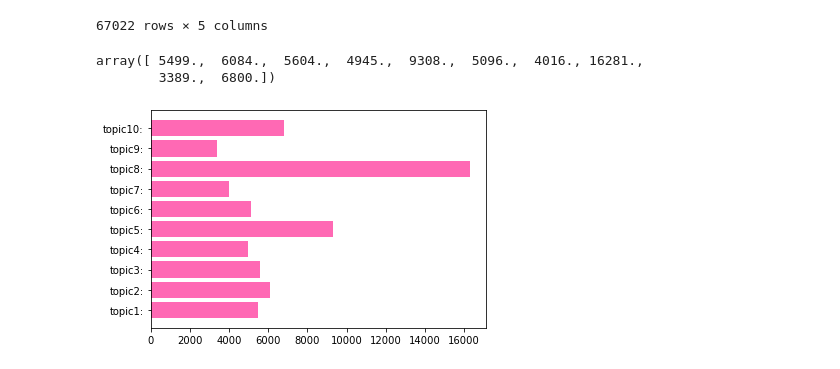
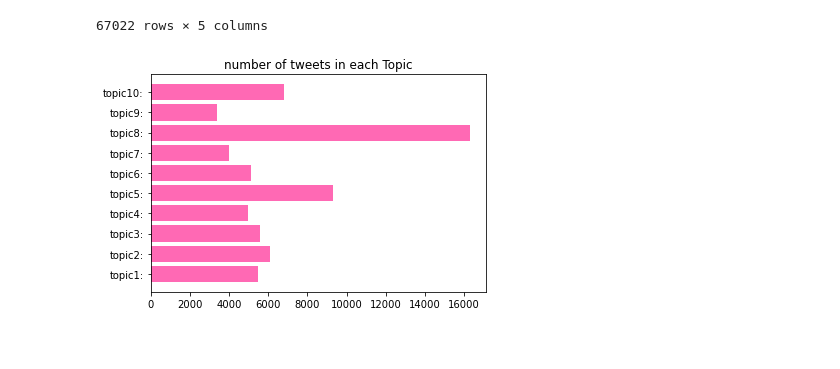
Before and after one commit to DaryaZareM/Twitter-topic-modeling, a Jupyter notebook: code.ipynb, the cells around one changed output. Saved outputs shown, nothing was run; the diff lists cells and outputs as text; code cells hidden in the pictures.

```diff
--- a/code.ipynb
+++ b/code.ipynb
@@ -387 +273,10 @@ Top 10 words for topic #9:
+# %%
+import csv
+with open('most_frequent_words_in_each_topic.csv', 'w', encoding='UTF8') as f:
+    # create the csv writer
+    writer = csv.writer(f)
+    for i,topic in enumerate(lda_model.components_):
+
+        # write a row to the csv file
+        writer.writerow(vectorizer.get_feature_names()[i] for i in topic.argsort()[-20:])
 # %%
@@ -410,16 +302,16 @@ for i in data['Topic']:
-# %%
-freq
-# %% [output]
-array([ 5499.,  6084.,  5604.,  4945.,  9308.,  5096.,  4016., 16281.,
-        3389.,  6800.])
 # %%
 import matplotlib.pyplot as plt
 import numpy as np
+
+freq=np.zeros(10)
+for i in data['Topic']:
+    freq[i]+=1
 
 x = np.array([f'topic{i+1}:' for i in range(10)])
 y = freq
 
 plt.barh(x, y,color = "hotpink")
+plt.title("number of tweets in each Topic")
 plt.show()
 # %% [output]
-[figure, old version]
+[figure, new version]
```
Also changed, not shown: parts of 21 cells of this notebook, 1 other file.
